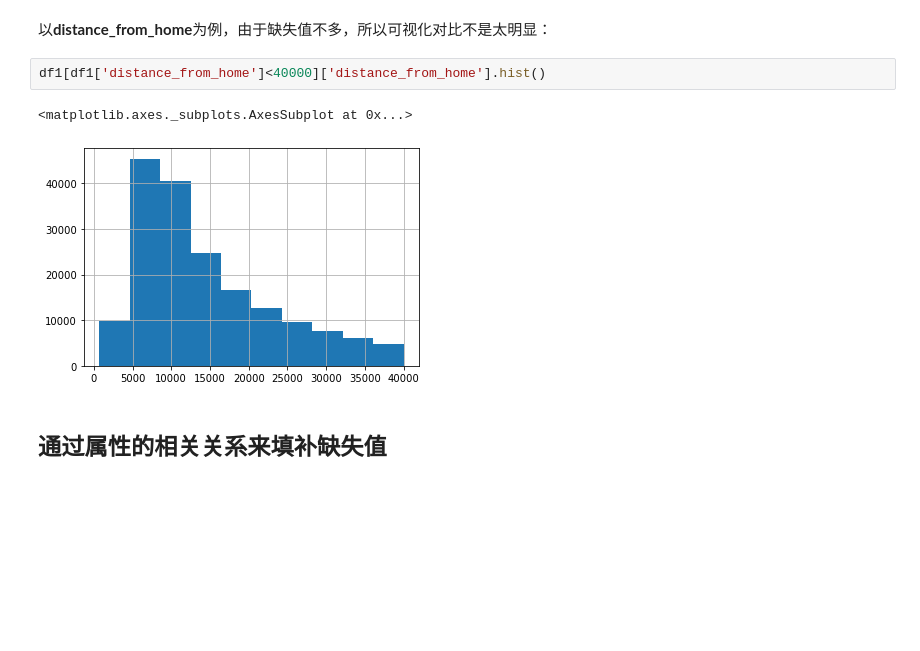
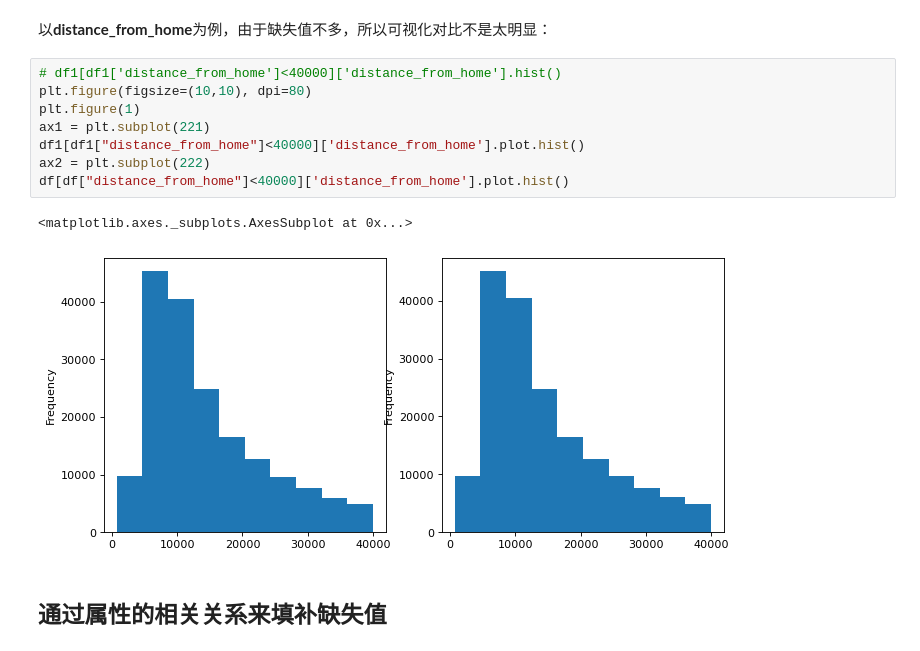
Before and after one commit to Laoannnnn/DataMining, a Jupyter notebook: consumerVisitor.ipynb, the cells around one changed output. Saved outputs shown, nothing was run; the diff lists cells and outputs as text; blank space fills up the shorter version.

```diff
--- a/consumerVisitor.ipynb
+++ b/consumerVisitor.ipynb
@@ -343,11 +328,17 @@ dtypes: float64(4), int64(2), object(7)
 memory usage: 21.9+ MB
 # %% [markdown]
 以**distance_from_home**为例，由于缺失值不多，所以可视化对比不是太明显：
-# %%
-df1[df1['distance_from_home']<40000]['distance_from_home'].hist()
-# %% [output]
-<matplotlib.axes._subplots.AxesSubplot at 0x...>
-[figure, removed]
+# %%
+# df1[df1['distance_from_home']<40000]['distance_from_home'].hist()
+plt.figure(figsize=(10,10), dpi=80)
+plt.figure(1)
+ax1 = plt.subplot(221)
+df1[df1["distance_from_home"]<40000]['distance_from_home'].plot.hist()
+ax2 = plt.subplot(222)
+df[df["distance_from_home"]<40000]['distance_from_home'].plot.hist()
+# %% [output]
+<matplotlib.axes._subplots.AxesSubplot at 0x...>
+[figure, added]
 # %% [markdown]
 ## 通过属性的相关关系来填补缺失值
 # %%
```
Also changed, not shown: parts of 21 cells of this notebook.
